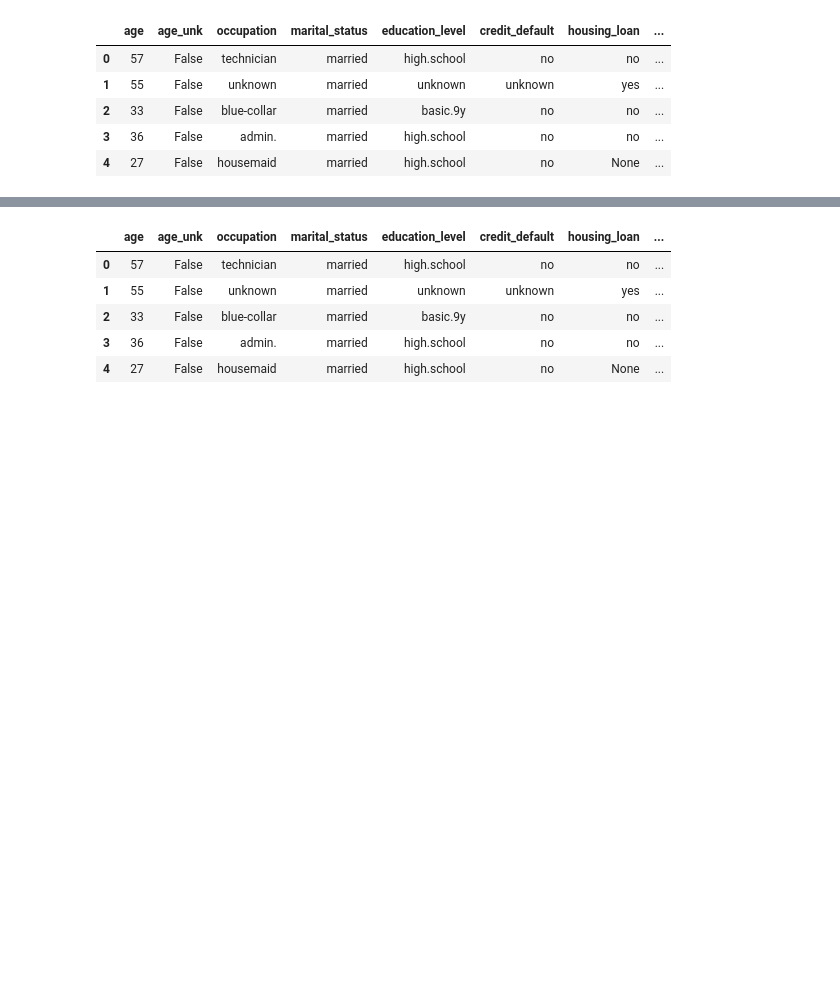
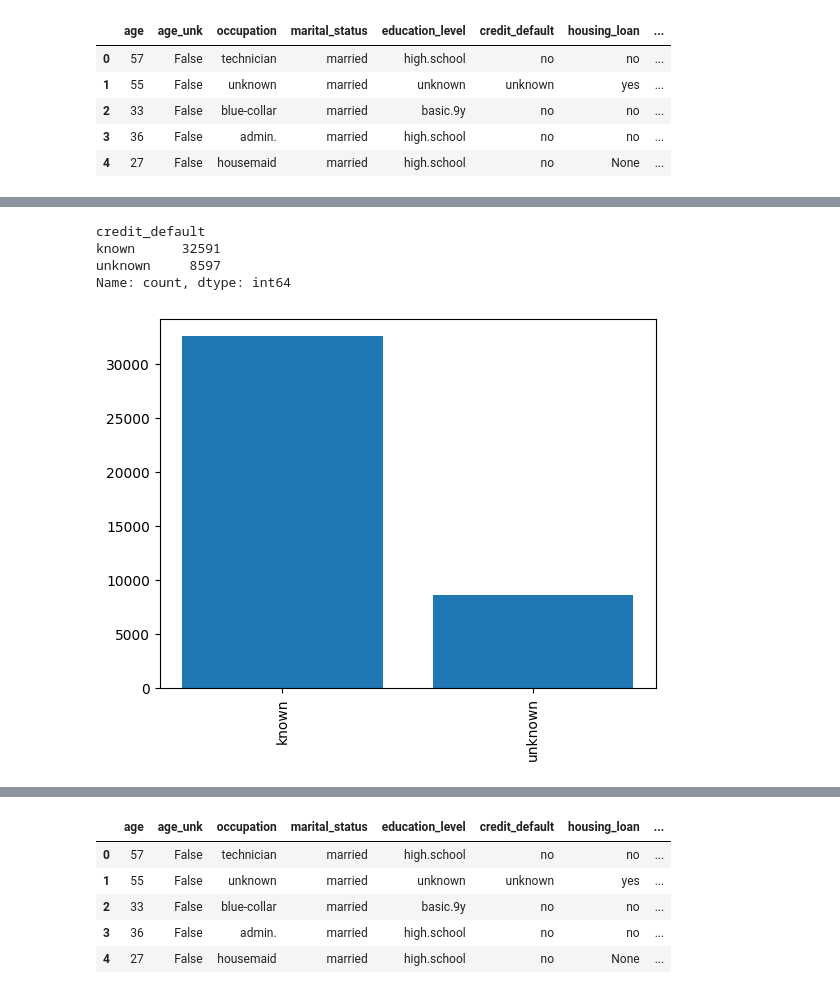
Before and after one commit to mysticshirou/EGT309-TeamJunHoe, a Jupyter notebook: eda.ipynb, the cells around one changed output, grey strips where cells are left out. Drawn from its saved outputs; the diff is of its cells as text; code cells hidden in the pictures; blank space fills up the shorter version.

```diff
--- a/eda.ipynb
+++ b/eda.ipynb
@@ -611,0 +570,3 @@ df_pdays[df_pdays['previous_contact_days'] == 999].head()
+# %%
+df_credit = df_pdays.copy()
+df_credit.head()
@@ -611,0 +597,13 @@ df_pdays[df_pdays['previous_contact_days'] == 999].head()
+# %%
+# Combine 'yes' and 'no' into 'known'
+df_credit.credit_default = df_credit.credit_default.apply(lambda x: x if x == "unknown" else "known")
+print(df_credit.credit_default.value_counts())
+plt.bar(df_credit.credit_default.value_counts().index, df_credit.credit_default.value_counts().values)
+plt.xticks(rotation=90)
+plt.show()
+# %% [output]
+credit_default
+known      32591
+unknown     8597
+Name: count, dtype: int64
+[figure, added]
```
Also changed, not shown: parts of 31 cells of this notebook.
